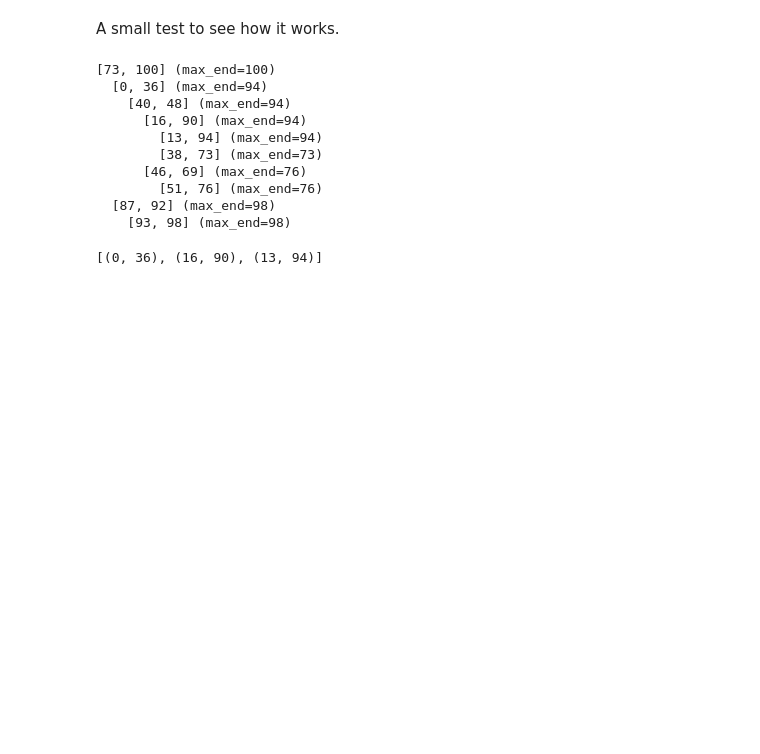
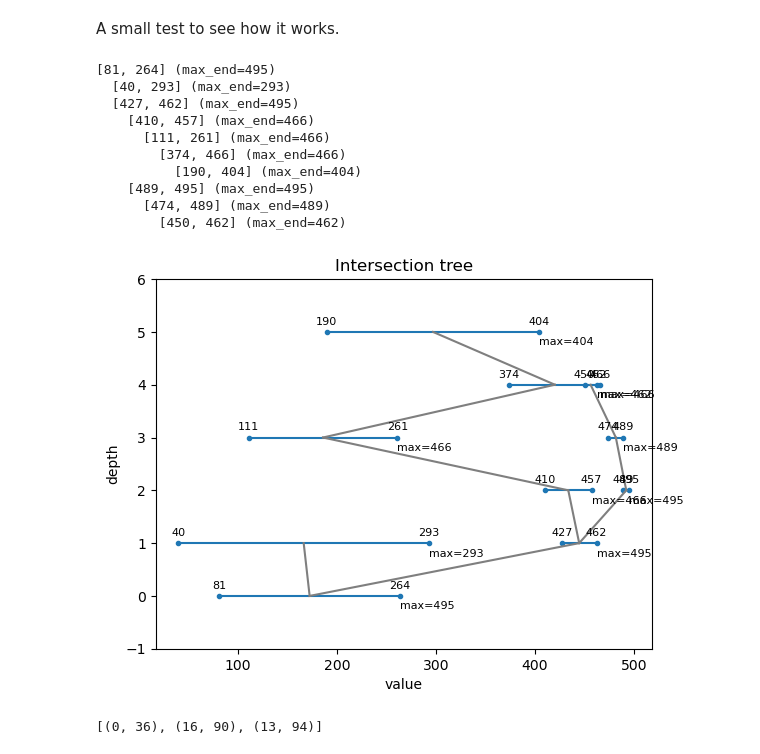
Before and after one commit to gjbex/Python-for-programmers, a Jupyter notebook: source_code/intersection_trees/intersection_trees.ipynb, the cells around one changed output. Saved outputs shown, nothing was run; the diff lists cells and outputs as text; code cells hidden in the pictures; blank space fills up the shorter version.

Commit message:
Add visualization of intersection trees

```diff
--- a/source_code/intersection_trees/intersection_trees.ipynb
+++ b/source_code/intersection_trees/intersection_trees.ipynb
@@ -175,20 +175,24 @@ import intersection_tree
 # %% [markdown]
 A small test to see how it works.
 # %%
-db = intersection_tree.create_db(size=10, max_end=100)
+db = intersection_tree.create_db(size=10, max_end=500)
 # %%
 print(db)
 # %% [output]
-[73, 100] (max_end=100)
-  [0, 36] (max_end=94)
-    [40, 48] (max_end=94)
-      [16, 90] (max_end=94)
-        [13, 94] (max_end=94)
-        [38, 73] (max_end=73)
-      [46, 69] (max_end=76)
-        [51, 76] (max_end=76)
-  [87, 92] (max_end=98)
-    [93, 98] (max_end=98)
+[81, 264] (max_end=495)
+  [40, 293] (max_end=293)
+  [427, 462] (max_end=495)
+    [410, 457] (max_end=466)
+      [111, 261] (max_end=466)
+        [374, 466] (max_end=466)
+          [190, 404] (max_end=404)
+    [489, 495] (max_end=495)
+      [474, 489] (max_end=489)
+        [450, 462] (max_end=462)
+# %%
+intersection_tree.plot_intersection_tree(db)
+# %% [output]
+[figure, added]
 # %%
 results = []
 db.search((25, 30), results)
```
